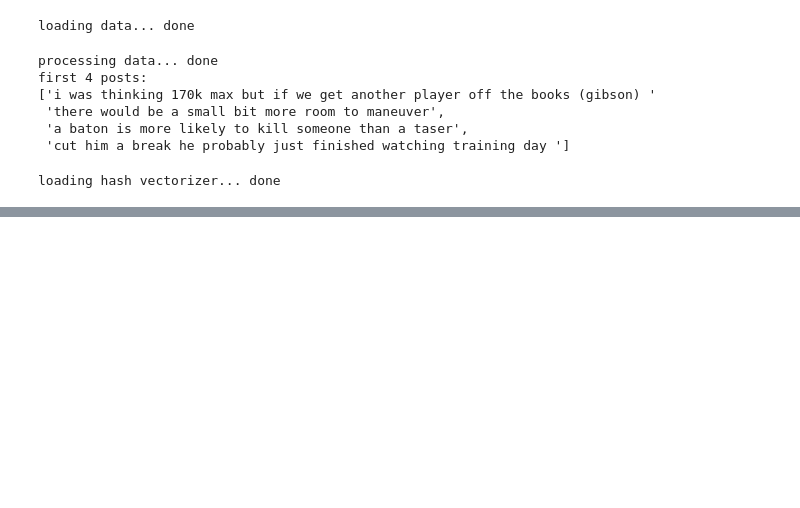
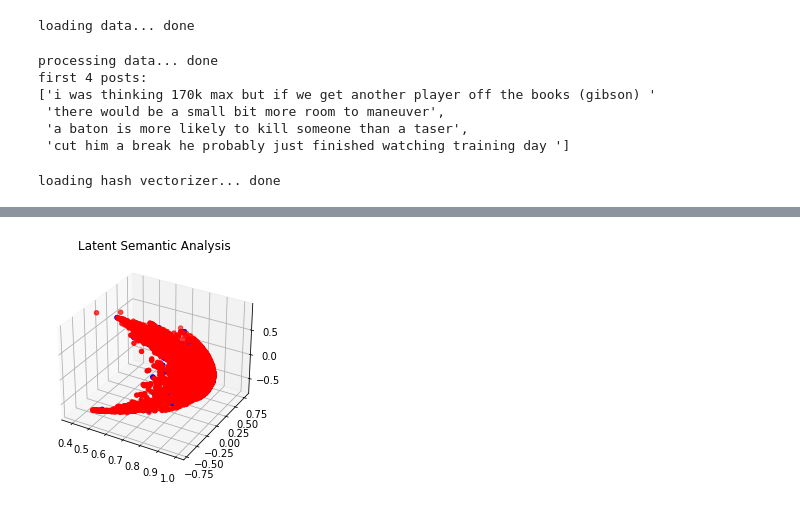
Before and after one commit to constant5/Topic-Modeling, a Jupyter notebook: LDA/tSVD.ipynb, the cells around one changed output, grey strips where cells are left out. Saved outputs shown, nothing was run; the diff lists cells and outputs as text; code cells hidden in the pictures; blank space fills up the shorter version.

```diff
--- a/LDA/tSVD.ipynb
+++ b/LDA/tSVD.ipynb
@@ -151,0 +160,20 @@ array([ 0.85625682, -0.99377101,  0.8885344 ,  0.79379238,  0.90409938,
+# %%
+# Add test observations to the figure
+x = X_3.T[0]
+y = X_3.T[1]
+z = X_3.T[2]
+x2 = Y_3.T[0]
+y2 = Y_3.T[1]
+z2 = Y_3.T[2]
+
+fig = plt.figure()
+ax = plt.axes(projection='3d')
+
+ax.scatter3D(x2, y2, z2, color="blue")
+ax.scatter3D(x, y, z, color="red")
+ax.scatter3D(x2, y2, z2, color="blue")
+plt.title("Latent Semantic Analysis")
+
+plt.show()
+# %% [output]
+[figure, added]
```
Also changed, not shown: parts of 16 cells of this notebook.
